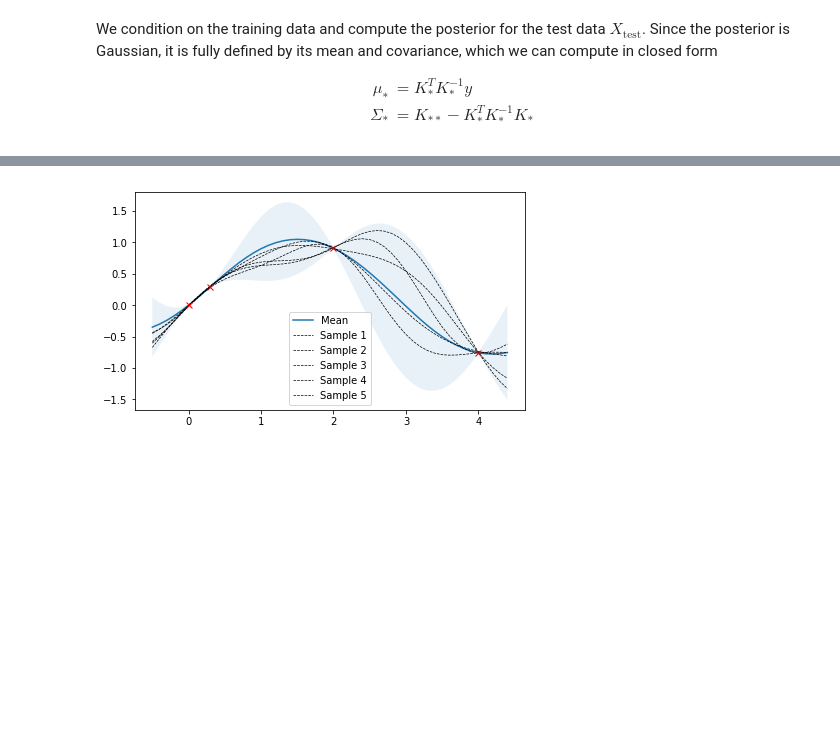
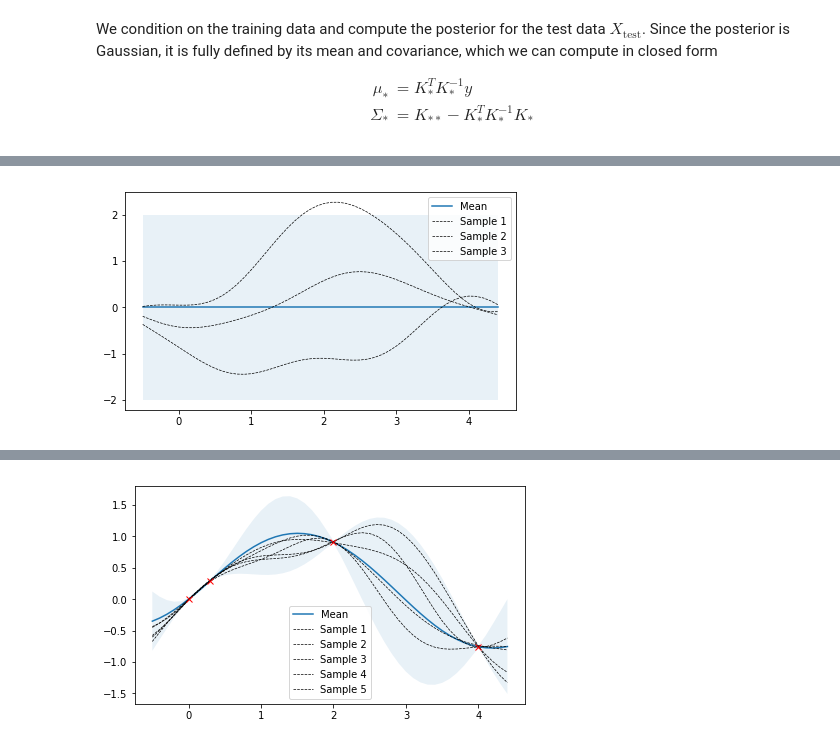
Before and after one commit to darthdeus/bopt, a Jupyter notebook: GP mojeopt.ipynb, the cells around one changed output, grey strips where cells are left out. Saved outputs shown, nothing was run; the diff lists cells and outputs as text; code cells hidden in the pictures; blank space fills up the shorter version.

```diff
--- a/GP mojeopt.ipynb
+++ b/GP mojeopt.ipynb
@@ -80,0 +83,6 @@ plot_gp(np.zeros(len(X)), k(X, X), X)
+# %%
+gp = GaussianProcess(sqexp)
+# %%
+gp.plot_prior(X)
+# %% [output]
+[figure, added]
```
Also changed, not shown: parts of 3 cells of this notebook, 3 other files.
